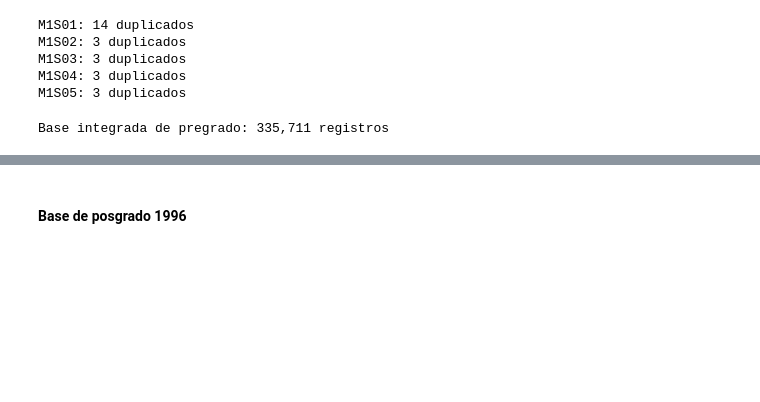
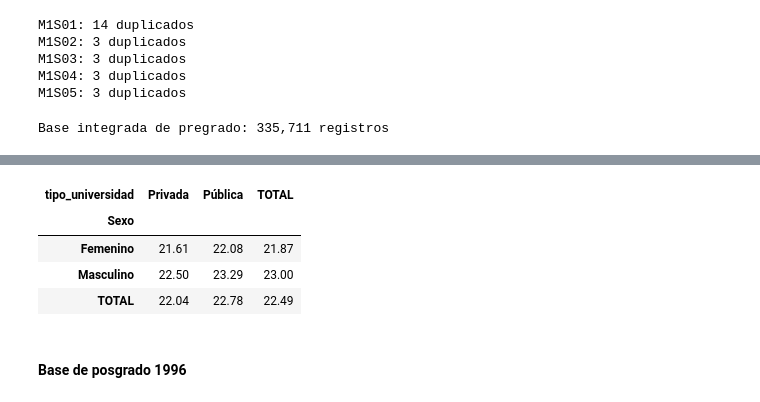
Before and after one commit to DanielPajita/educacion-universitaria-peru, a Jupyter notebook: 3_Códigos/02_preparar_censo1996.ipynb, the cells around one changed output, grey strips where cells are left out. Saved outputs shown, nothing was run; the diff lists cells and outputs as text; code cells hidden in the pictures; blank space fills up the shorter version.

```diff
--- a/3_Códigos/02_preparar_censo1996.ipynb
+++ b/3_Códigos/02_preparar_censo1996.ipynb
@@ -157,3 +170,27 @@ pregrado_1996_analisis.head()
+# %%
+# Edad promedio por sexo y tipo de universidad: pregrado
+tabla_edad_pregrado = pd.pivot_table(
+    pregrado_1996_analisis.assign(
+        Sexo=pregrado_1996_analisis["sexo"].map({
+            1: "Masculino",
+            2: "Femenino",
+        })
+    ),
+    values="edad",
+    index="Sexo",
+    columns="tipo_universidad",
+    aggfunc="mean",
+    margins=True,
+    margins_name="TOTAL",
+)
+
+display(tabla_edad_pregrado.style.format("{:.2f}", na_rep="—"))
+# %% [output]
+| tipo_universidad | Privada | Pública | TOTAL |
+| Sexo |  |  |  |
+| Femenino | 21.61 | 22.08 | 21.87 |
+| Masculino | 22.50 | 23.29 | 23.00 |
+| TOTAL | 22.04 | 22.78 | 22.49 |
 # %% [markdown]
 #### Base de posgrado 1996
 # %%
```
Also changed, not shown: parts of 7 cells of this notebook, 2 other files.
